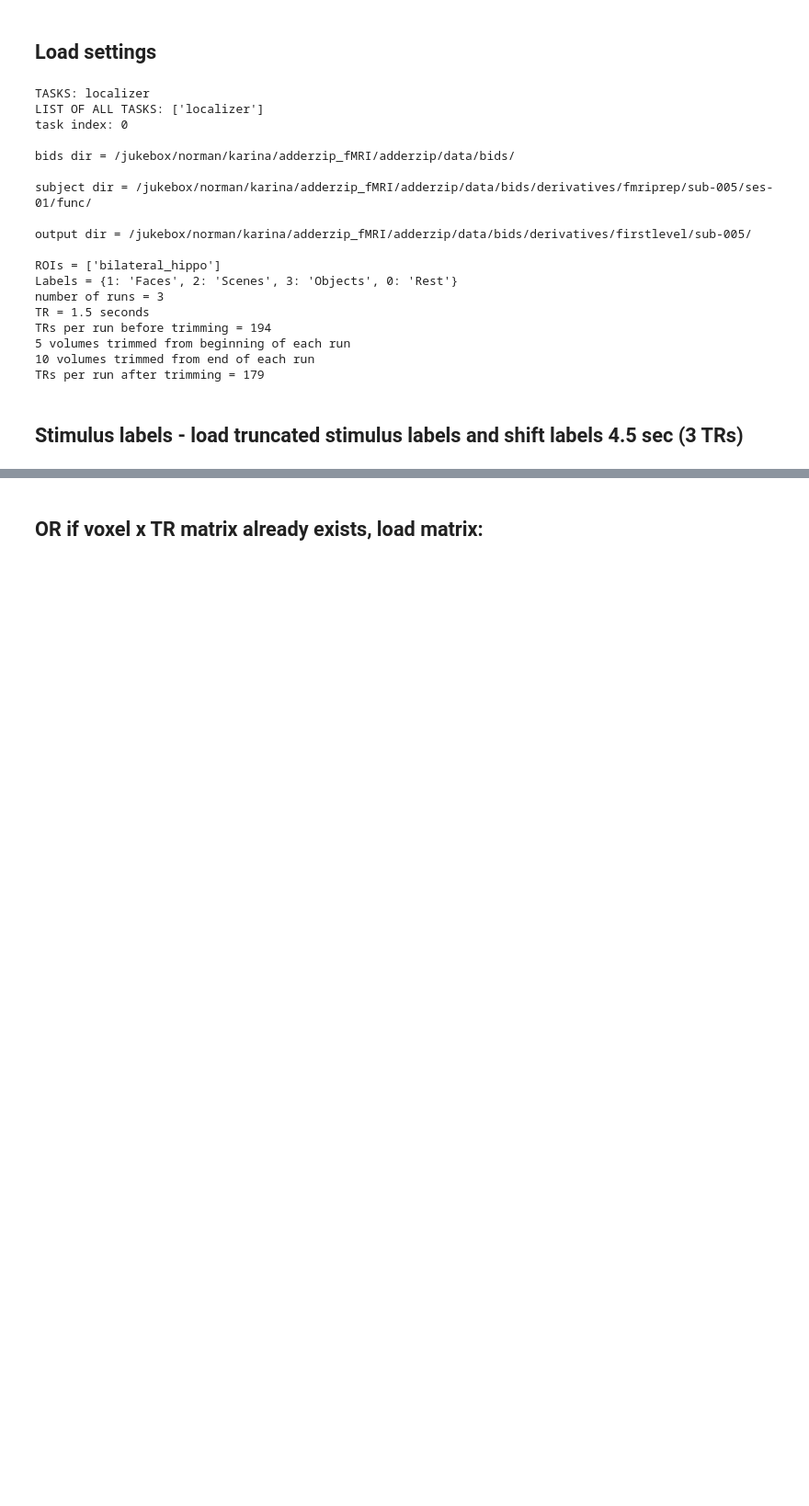
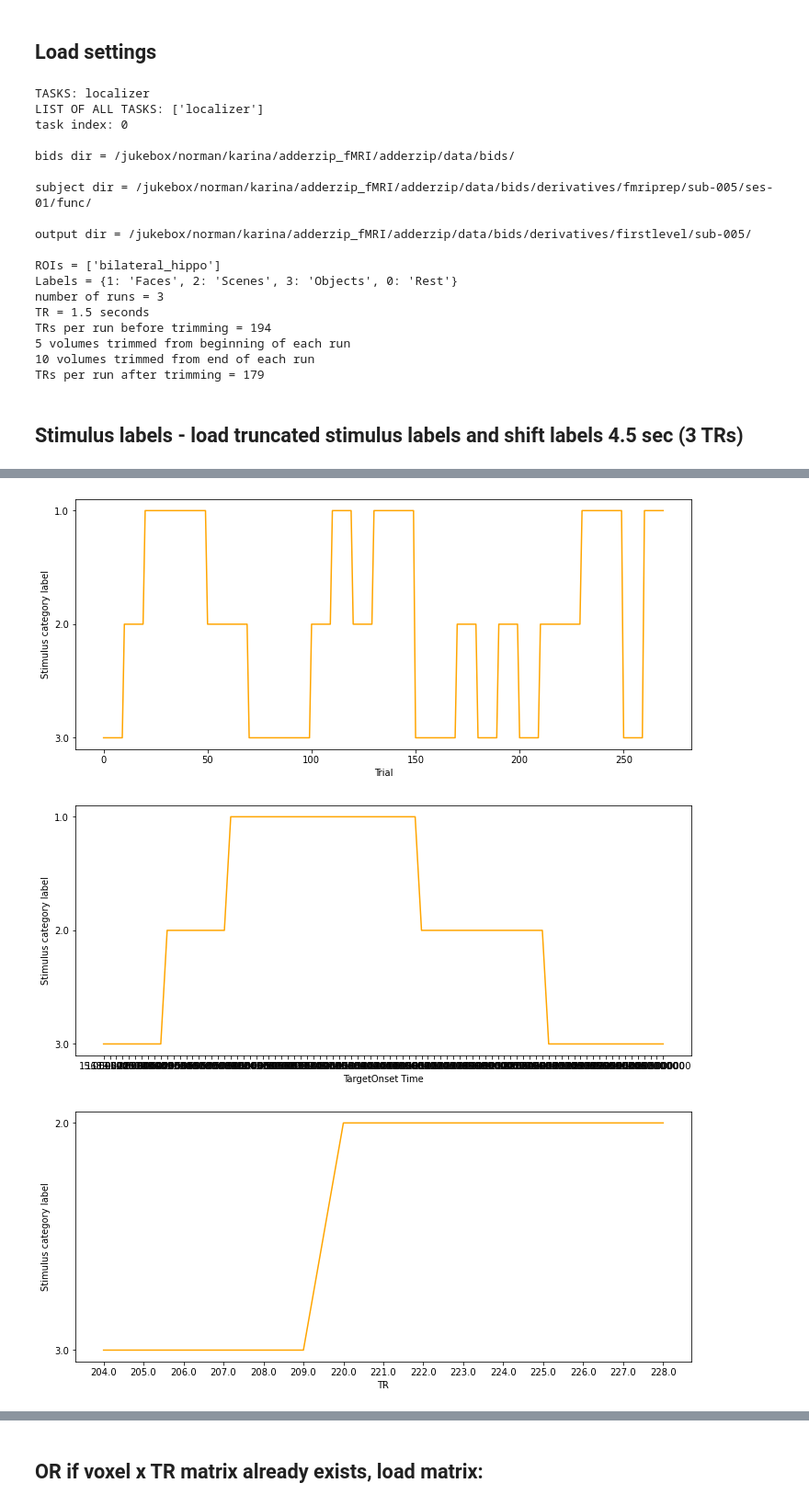
Before and after one commit to karinatachihara/pygers_adderzip, a Jupyter notebook: analysis/mainanalysis/03-classifier_localizer_sub-005.ipynb, the cells around one changed output, grey strips where cells are left out. Shown: that part at 92% size. Drawn from its saved outputs; the diff is of its cells as text; code cells hidden in the pictures; blank space fills up the shorter version.

```diff
--- a/analysis/mainanalysis/03-classifier_localizer_sub-005.ipynb
+++ b/analysis/mainanalysis/03-classifier_localizer_sub-005.ipynb
@@ -92,7 +94,9 @@ np.set_printoptions(precision=2, suppress=True)
 # load some helper functions
 sys.path.insert(0, '/jukebox/norman/karina/adderzip_fMRI/adderzip/code/mainanalysis')
 import adderzip_utils
-from adderzip_utils import load_adderzip_epi_data, shift_timing, label2TR, mask_data
+from adderzip_utils import load_adderzip_stim_labels_localizer,load_adderzip_epi_data, shift_timing, label2TR, mask_data
+
+importlib.reload(adderzip_utils)
 
 # load some constants
 from adderzip_utils import adderzip_dir, adderzip_bids_dir, adderzip_label_dict, n_runs, run_names, adderzip_TR, adderzip_hrf_lag, TRs_run
@@ -106,6 +110,8 @@ print('')
 n_runs_localizer = n_runs[task_index]
 
 TRs_run_localizer=TRs_run[task_index]-n_trunc_beginning-n_trunc_end
+
+trials_run_localizer = 90
 
 anat_dir=adderzip_bids_dir + 'derivatives/deface/'
 out_dir= adderzip_bids_dir + 'derivatives/firstlevel/%s/' % sub
@@ -216,0 +201,63 @@ ax.legend()
+# %%
+#reshape and edit stim labels format
+print('original shape', np.shape(stim_label_allruns))
+
+#image category is 0, 1, 2. change to 1,2,3
+imCat = stim_label_allruns[1:,3]
+ones = np.ones(int(np.shape(imCat)[0]))
+ones = np.float64(ones)
+imCat = np.float64(imCat)
+newCol_imCat = imCat + ones
+zeros = np.zeros((int(np.shape(imCat)[0]+1),1))
+stim_label_allruns = np.hstack((stim_label_allruns,zeros))
+stim_label_allruns[1:,8] = newCol_imCat
+
+# Plot the labels
+f, ax = plt.subplots(1,1, figsize = (12,5))
+ax.plot(stim_label_allruns[1:,8], c='orange')
+ax.set_ylabel('Stimulus category label')
+ax.set_xlabel('Trial')
+
+# Plot the labels for 1st run
+f, ax = plt.subplots(1,1, figsize = (12,5))
+ax.plot(stim_label_allruns[1:90,6],stim_label_allruns[1:90,8], c='orange')
+ax.set_ylabel('Stimulus category label')
+ax.set_xlabel('TargetOnset Time')
+
+#targetOnset starts count at each run. Make it continuous
+stim_label_allruns = np.hstack((stim_label_allruns,zeros))
+for eachRun in range(n_runs_localizer):
+    start = trials_run_localizer*eachRun + 1
+    end = start + trials_run_localizer
+    targetOnset = np.float64(stim_label_allruns[start:end,6])
+    diff = np.ones(trials_run_localizer)
+    diff = np.float64(diff * 270)
+    new_targetOnset = targetOnset + diff*eachRun
+
+    if eachRun == 0:
+        newCol_targetOnset = new_targetOnset
+    else:
+        newCol_targetOnset = np.hstack((newCol_targetOnset,new_targetOnset))
+#print('newCol_targetOnset',newCol_targetOnset)
+stim_label_allruns[1:,9] = newCol_targetOnset
+
+#change targetOnset time to TR
+stim_label_allruns = np.hstack((stim_label_allruns,zeros))
+newCol_TR = np.float64(stim_label_allruns[1:,9])
+newCol_TR = newCol_TR / np.float64(adderzip_TR)
+stim_label_allruns[1:,10] = newCol_TR
+
+print('new shape', np.shape(stim_label_allruns))
+
+# Plot the labels
+f, ax = plt.subplots(1,1, figsize = (12,5))
+ax.plot(stim_label_allruns[95:110,10],stim_label_allruns[95:110,8], c='orange')
+ax.set_ylabel('Stimulus category label')
+ax.set_xlabel('TR')
+
+print('')
+print('stim_label_allruns looks like this')
+print(stim_label_allruns[:5,:])
+print('...')
+print(stim_label_allruns[-5:,:])
+# %% [output]
@@ -216,0 +281,3 @@ ax.legend()
+[figure, added]
+[figure, added]
+[figure, added]
```
Also changed, not shown: parts of 10 cells of this notebook, 1 other file.
